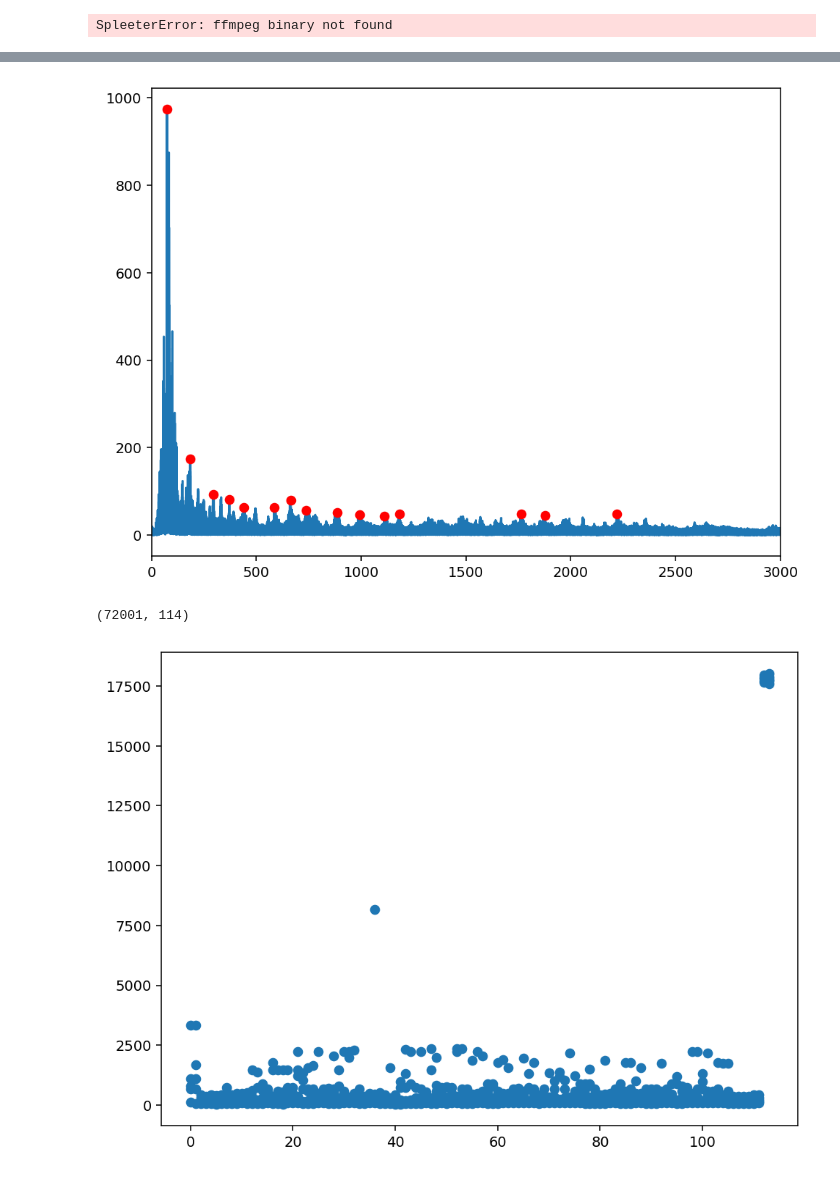
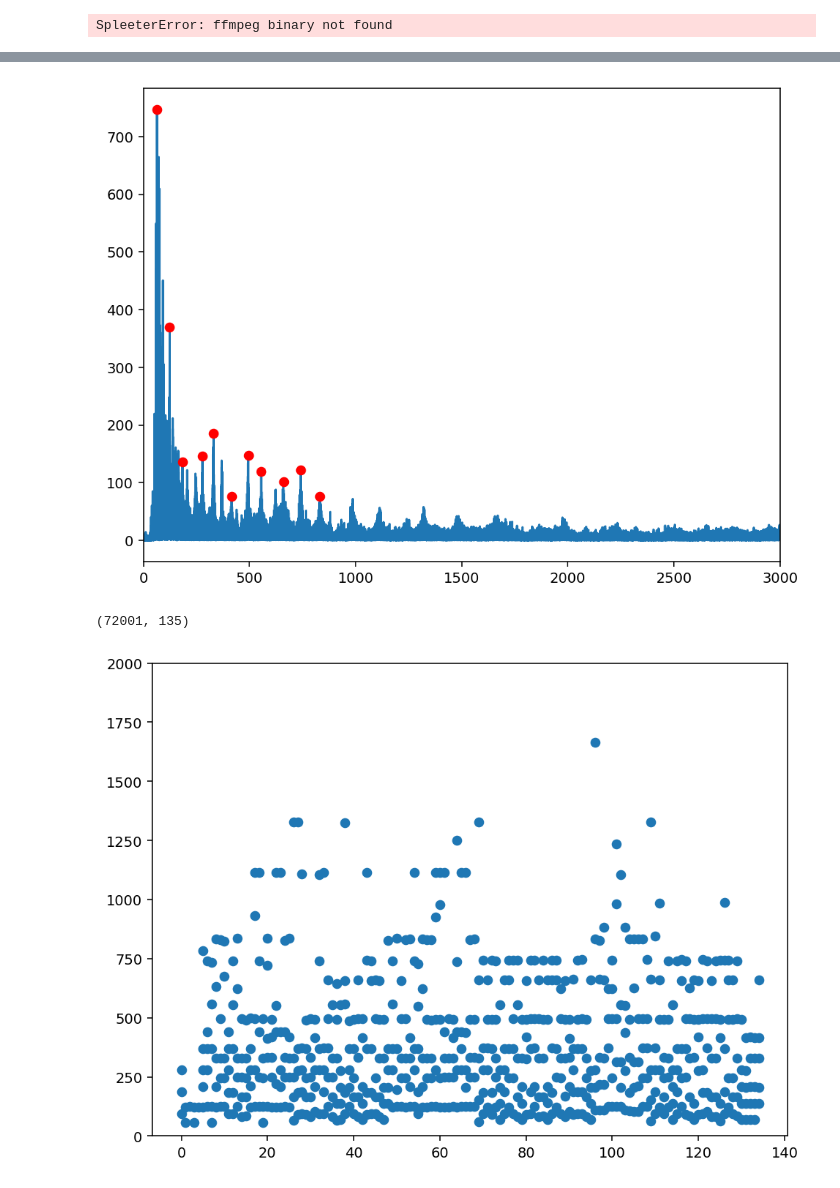
Before and after one commit to MrBello616/TT, a Jupyter notebook: Pruebas/AlgoritmoIdentificacion/Pista.ipynb, the cells around one changed output, grey strips where cells are left out. Saved outputs shown, nothing was run; the diff lists cells and outputs as text; code cells hidden in the pictures.

```diff
--- a/Pruebas/AlgoritmoIdentificacion/Pista.ipynb
+++ b/Pruebas/AlgoritmoIdentificacion/Pista.ipynb
@@ -33,7 +33,7 @@ plt.rcParams['figure.dpi'] = 140
 
 # Leer archivo en format wav
 # Fs = frecuencia de sampling del archivo de audio
-Fs, song = read("C:\\Users\\AleBe\\Documents\\TT\\intento1\\intento\\utils\\audio.wav")
+Fs, song = read("audio1.wav")
 
 # Seleccion de puntos de inicio y finalizacion de la grafica
 time_to_plot = np.arange(Fs * 1, Fs * 1.3, dtype=int)
@@ -78,7 +78,7 @@ plt.xlim(0, 3000)
 
 plt.show()
 # %% [output]
-[figure, old version]
+[figure, new version]
 # %%
 # Some parameters
 window_length_seconds = 3
@@ -95,26 +95,27 @@ frequencies, times, stft = signal.stft(
 
 stft.shape
 # %% [output]
-(72001, 114)
+(72001, 135)
 # %%
 constellation_map = []
 
 for time_idx, window in enumerate(stft.T):
     # Queremos solo valores reales.
     spectrum = abs(window)
     # Los picos corresponden a características interesantes de la señal
     peaks, props = signal.find_peaks(spectrum, prominence=0, distance=200)
 
     # Con un máximo de 5 por segmento de tiempo
     n_peaks = 5
-    # Obtener los n_peaks picos más grandes a partir de las prominencias
+    # Obtener los n picos más grandes a partir de las prominencias
     # Explicación útil de argpartition: https://kanoki.org/2020/01/14/find-k-smallest-and-largest-values-and-its-indices-in-a-numpy-array/
     largest_peaks = np.argpartition(props["prominences"], -n_peaks)[-n_peaks:]
     for peak in peaks[largest_peaks]:
         frequency = frequencies[peak]
         constellation_map.append([time_idx, frequency])
 
 # Transformar [(x, y), ...] en ([x1, x2...], [y1, y2...]) para graficar usando zip
 plt.scatter(*zip(*constellation_map));
+plt.ylim(0, 2000);
 # %% [output]
-[figure, old version]
+[figure, new version]
```
Also changed, not shown: parts of 7 cells of this notebook.
